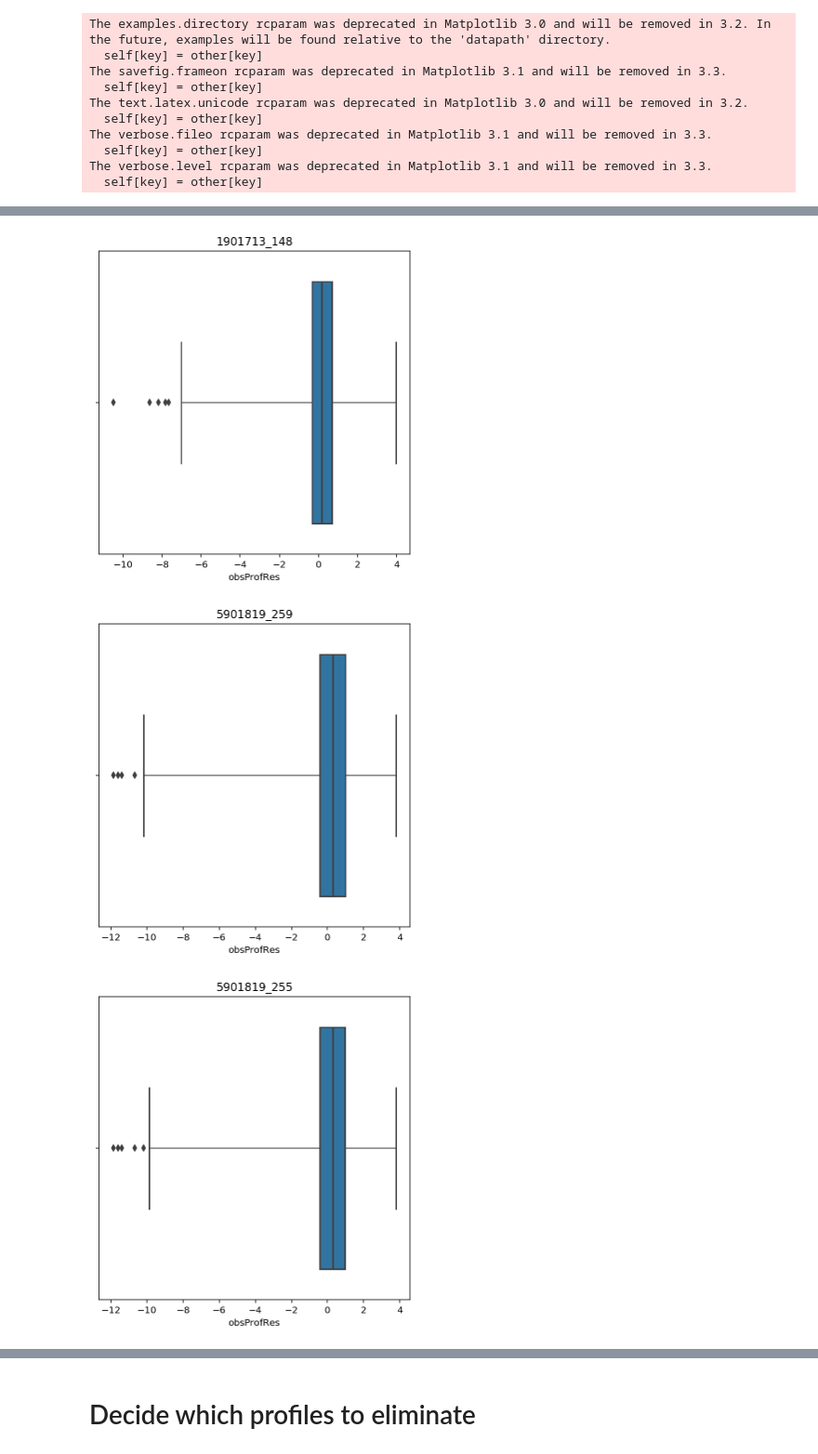
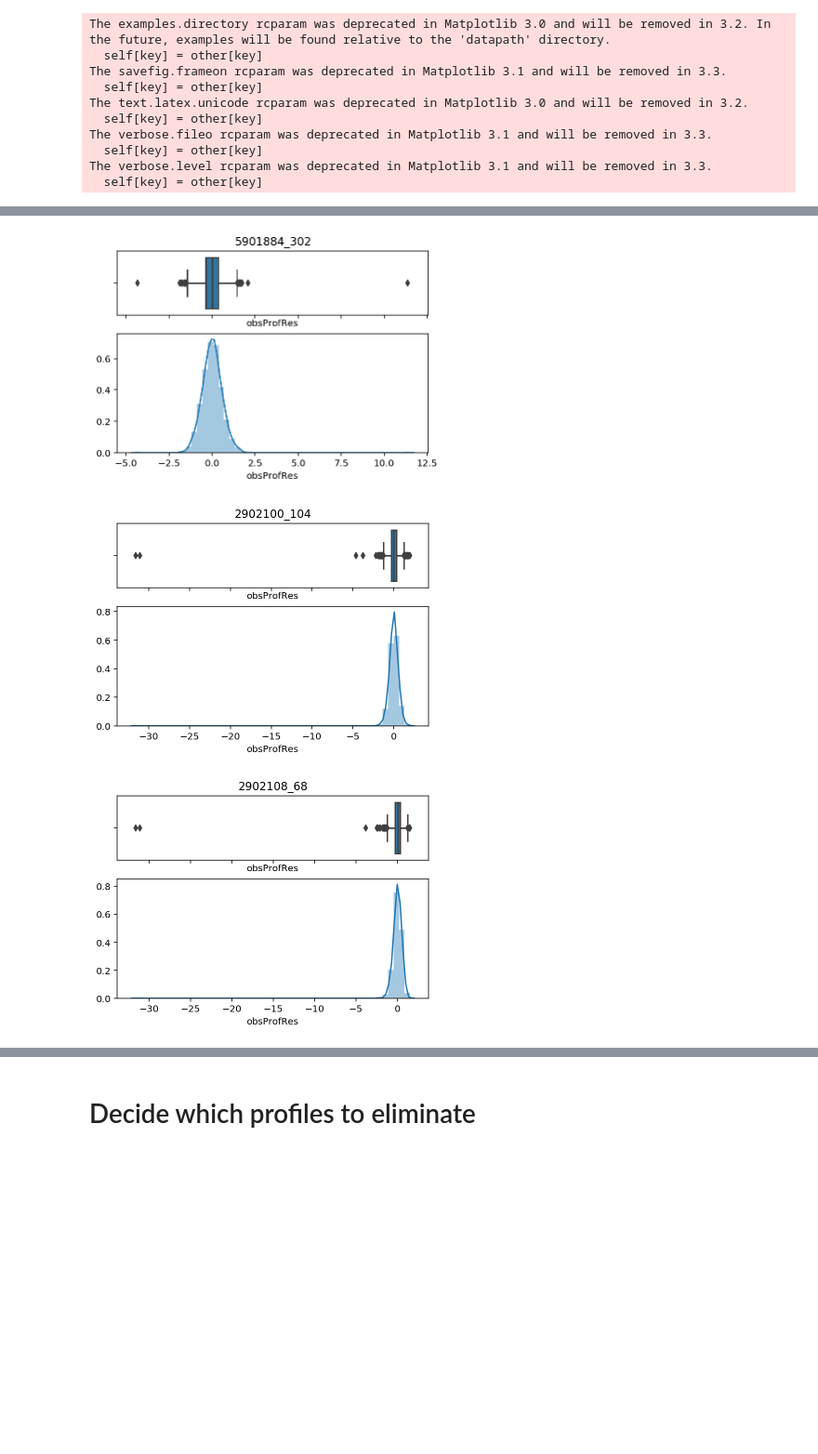
Before and after one commit to tylertucker202/argo-database, a Jupyter notebook: gridding/find-and-filter-outliers.ipynb, the cells around one changed output, grey strips where cells are left out. Shown: that part at 93% size. Cells and saved outputs as stored; diff of their text form; code cells hidden in the pictures; blank space fills up the shorter version.

```diff
--- a/gridding/find-and-filter-outliers.ipynb
+++ b/gridding/find-and-filter-outliers.ipynb
@@ -34,7 +32,7 @@ The verbose.fileo rcparam was deprecated in Matplotlib 3.1 and will be removed i
 The verbose.level rcparam was deprecated in Matplotlib 3.1 and will be removed in 3.3.
   self[key] = other[key]
 # %%
-pLevel = 50
+pLevel = 10
 files = glob('/home/tyler/Kuusela-Stein/Data/Data/**/obsProfResTrendTemp_at{}*.mat'.format(pLevel))
 print(len(files))
 dfkeys =  ['obsProfRes', 'profFloatIDAggrSel', 'profJulDayAggrSel', 'profLatAggrSel', 'profLongAggrSel']
@@ -55,7 +53,7 @@ def load_mat_file(file):
     df['profFloatIDAggrSel'] = df['profFloatIDAggrSel'].apply(lambda x: x.replace(' ', ''))
     return df
 
-for file in files:
+for file in [files[0]]:
     print(file)
     matDf = load_mat_file(file)
 # %% [output]
@@ -98,30 +96,36 @@ def detect_outlier(res, threshold):
 # %%
 # get surrounding profiles from each row's lat-lon
 window = 5 # degree window around outlier
-outTH = 7 # n standard deviations away are considered outliers
+zTH = 7 # n standard deviations away are considered outliers
 
 outlierProfs = []
 for row in suspectDf.itertuples():
     lat = row.profLatAggrSel
     long = row.profLongAggrSel
 
-    query = (matDf['profLongAggrSel'] >= (long - window)) \
+    query =   (matDf['profLongAggrSel'] >= (long - window)) \
             & (matDf['profLongAggrSel'] <= (long + window)) \
             & (matDf['profLatAggrSel'] >= (lat - window)) \
             & (matDf['profLatAggrSel'] <= (lat + window))
     mdf = matDf[query]
-    # construct a hist, with box plot
-
-    outliers = []
-    outliers = detect_outlier(mdf["obsProfRes"], outTH)
+    # box plot
+    outliers = detect_outlier(mdf["obsProfRes"], zTH)
     outlierProfs += mdf['profFloatIDAggrSel'].iloc[outliers].tolist()
     if not len(outliers) == 0:
-        fig, axes = plt.subplots(nrows=1, ncols=1, figsize=(6,6))
-        ax = sns.boxplot(x=mdf["obsProfRes"], whis=outTH)
+        #fig, axes = plt.subplots(nrows=1, ncols=1, figsize=(6,6))
+        #ax = sns.boxplot(x=mdf["obsProfRes"], whis=outTH)
         title = row.profFloatIDAggrSel
-        ax.set_title(title)
+
+        # Cut the window in 2 parts
+        fig, (ax_box, ax_hist) = plt.subplots(2, sharex=True, gridspec_kw={"height_ratios": (.35, .65)})
+
+        # Add a graph in each part
+        sns.boxplot(mdf["obsProfRes"], ax=ax_box)
+        sns.distplot(mdf["obsProfRes"], ax=ax_hist)
+        ax_box.set_title(title)
+
 #
 # %% [output]
-[figure, old version]
+[figure, new version]
-[figure, old version]
+[figure, new version]
-[figure, old version]
+[figure, new version]
```
Also changed, not shown: parts of 10 cells of this notebook, 7 other files.
